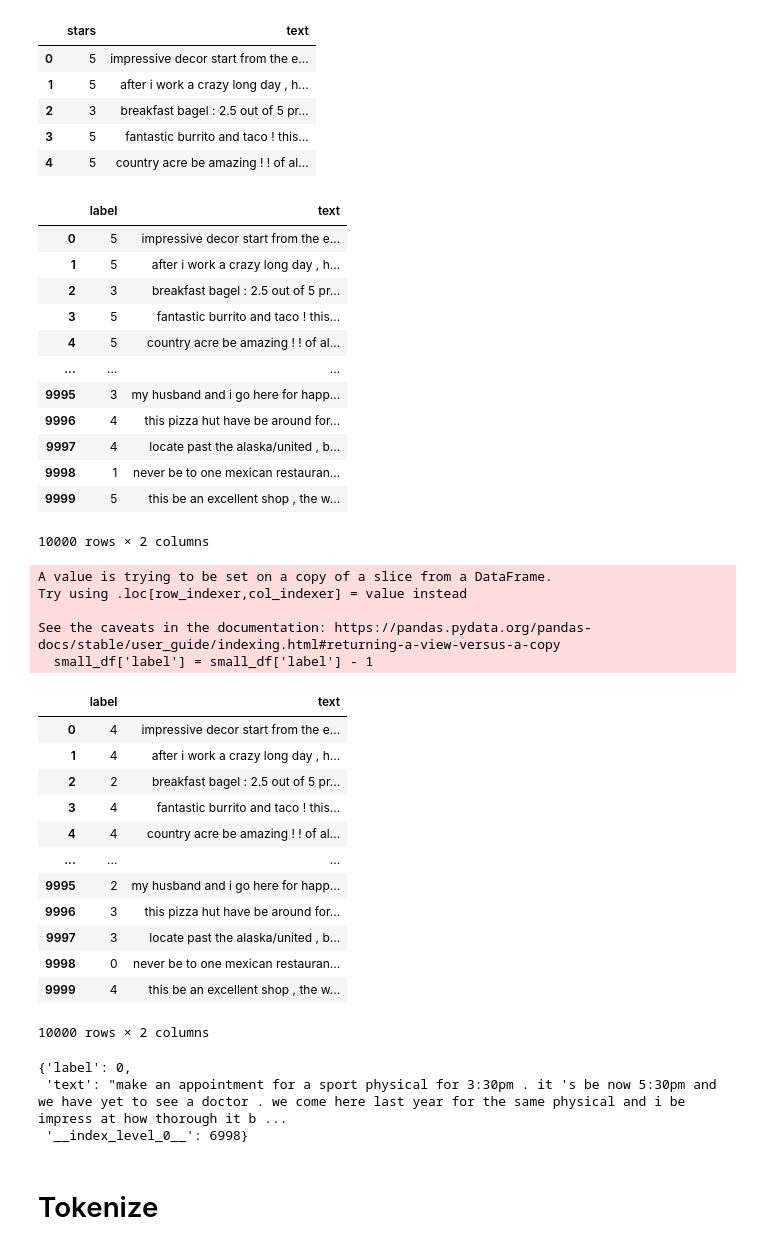
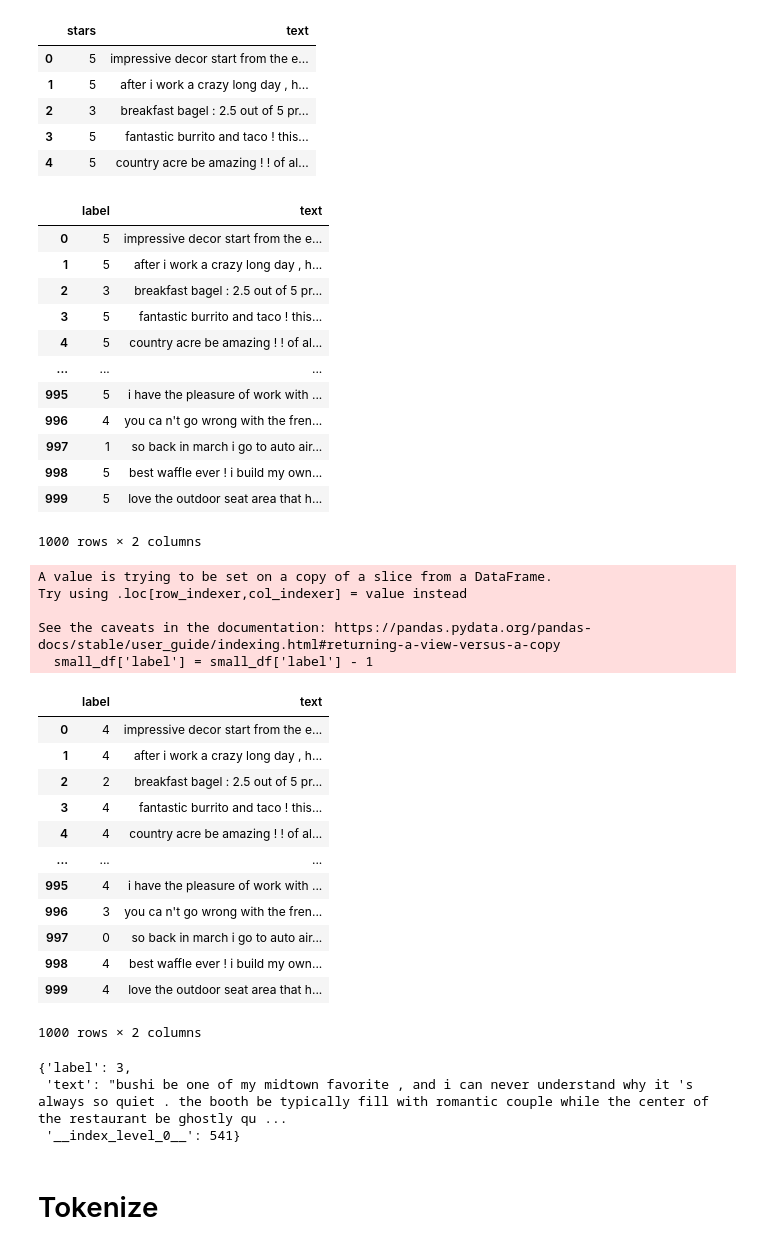
Before and after one commit to taemin-steve/TopicModeling, a Jupyter notebook: Sentiment Analysis.ipynb, the cells around one changed output. Drawn from its saved outputs; the diff is of its cells as text; code cells hidden in the pictures.

```diff
--- a/Sentiment Analysis.ipynb
+++ b/Sentiment Analysis.ipynb
@@ -19,22 +19,22 @@ df.head(5)
 # %%
 df = df.rename(columns={'stars':'label','text':'text' })
 # %%
-small_df = df[0:10000]
+small_df = df[0:1000]
 small_df
 # %% [output]
 |  | label | text |
 | 0 | 5 | impressive decor start from the e... |
 | 1 | 5 | after i work a crazy long day , h... |
 | 2 | 3 | breakfast bagel : 2.5 out of 5 pr... |
 | 3 | 5 | fantastic burrito and taco ! this... |
 | 4 | 5 | country acre be amazing ! ! of al... |
 | ... | ... | ... |
-| 9995 | 3 | my husband and i go here for happ... |
-| 9996 | 4 | this pizza hut have be around for... |
-| 9997 | 4 | locate past the alaska/united , b... |
-| 9998 | 1 | never be to one mexican restauran... |
-| 9999 | 5 | this be an excellent shop , the w... |
+| 995 | 5 | i have the pleasure of work with ... |
+| 996 | 4 | you ca n't go wrong with the fren... |
+| 997 | 1 | so back in march i go to auto air... |
+| 998 | 5 | best waffle ever ! i build my own... |
+| 999 | 5 | love the outdoor seat area that h... |
-10000 rows × 2 columns
+1000 rows × 2 columns
 # %%
 small_df['label'] = small_df['label'] - 1
 small_df
@@ -51,12 +51,12 @@ See the caveats in the documentation: https://pandas.pydata.org/pandas-docs/stab
 | 3 | 4 | fantastic burrito and taco ! this... |
 | 4 | 4 | country acre be amazing ! ! of al... |
 | ... | ... | ... |
-| 9995 | 2 | my husband and i go here for happ... |
-| 9996 | 3 | this pizza hut have be around for... |
-| 9997 | 3 | locate past the alaska/united , b... |
-| 9998 | 0 | never be to one mexican restauran... |
-| 9999 | 4 | this be an excellent shop , the w... |
+| 995 | 4 | i have the pleasure of work with ... |
+| 996 | 3 | you ca n't go wrong with the fren... |
+| 997 | 0 | so back in march i go to auto air... |
+| 998 | 4 | best waffle ever ! i build my own... |
+| 999 | 4 | love the outdoor seat area that h... |
-10000 rows × 2 columns
+1000 rows × 2 columns
 # %%
 from sklearn.model_selection import train_test_split
 train_df, test_df = train_test_split(small_df , test_size=0.2, random_state=42)
@@ -67,9 +67,9 @@ small_train_dataset = Dataset.from_pandas(train_df)
 small_eval_dataset = Dataset.from_pandas(test_df)
 small_train_dataset[100]
 # %% [output]
-{'label': 0,
- 'text': "make an appointment for a sport physical for 3:30pm . it 's be now 5:30pm and we have yet to see a doctor . we come here last year for the same physical and i be impress at how thorough it b ...
- '__index_level_0__': 6998}
+{'label': 3,
+ 'text': "bushi be one of my midtown favorite , and i can never understand why it 's always so quiet . the booth be typically fill with romantic couple while the center of the restaurant be ghostly qu ...
+ '__index_level_0__': 541}
 # %% [markdown]
 # Tokenize
 # %%
```
Also changed, not shown: parts of 10 cells of this notebook, 1 other file.
